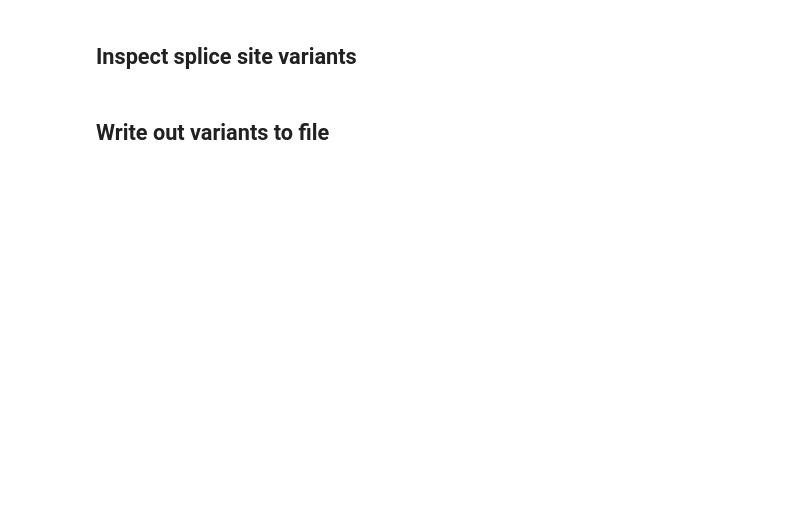
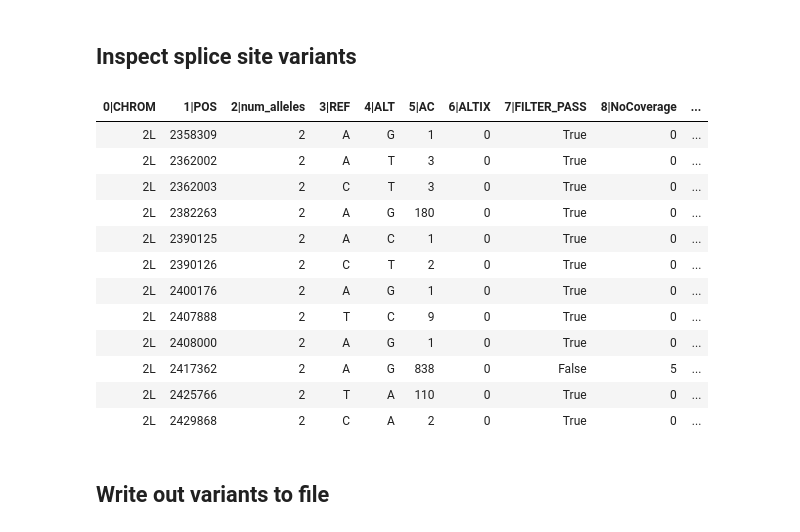
Before and after one commit to malariagen/ag1000g-phase2-vgsc-report, a Jupyter notebook: notebooks/1_Phase_2_vgsc_extract_mutations.ipynb, the cells around one changed output. Drawn from its saved outputs; the diff is of its cells as text; code cells hidden in the pictures; blank space fills up the shorter version.

```diff
--- a/notebooks/1_Phase_2_vgsc_extract_mutations.ipynb
+++ b/notebooks/1_Phase_2_vgsc_extract_mutations.ipynb
@@ -397,36 +429,50 @@ def simplify_intron_effect(v):
         else:
             return v[3], v[4]
     else:
         return ''
 
 
 td_styles = {
     'FILTER_PASS': lambda v: 'background-color: red' if not v else '',
     'NoCoverage': lambda v: 'background-color: red' if v > 1 else '',
     'LowCoverage': lambda v: 'background-color: red' if v > 76 else '',
     'HighCoverage': lambda v: 'background-color: red' if v > 15 else '',
     'LowMQ': lambda v: 'background-color: red' if v > 76 else '',
     'HighMQ0': lambda v: 'background-color: red' if v > 1 else '',
     'RepeatDUST': lambda v: 'background-color: red' if v else '',
     'FS': lambda v: 'background-color: red' if v > 60 else '',
     'QD': lambda v: 'background-color: red' if v < 5 else '',
     'ReadPosRankSum': lambda v: 'background-color: red' if v < -8 else '',
     'HRun': lambda v: 'background-color: red' if v > 4 else '',
     'num_alleles': lambda v: 'background-color: orange' if v > 2 else '',
 }
 
 
 def tr_style(row):
     """Colour row by alternate allele count."""
     return 'background-color:rgba(0, 255, 0, %.3f)' % (min(1, row['AC']/100))
 
 
-tbl_variants_phase1_splice = (
-    tbl_variants_phase1_eff
+tbl_variants_phase2_splice = (
+    tbl_variants_phase2_eff
     .select(lambda row: any(row[t] and row[t][0] in ['SPLICE_REGION', 'SPLICE_CORE'] for t in transcript_ids))
     .convert(transcript_ids, simplify_intron_effect)
 )
-tbl_variants_phase1_splice.displayall(td_styles=td_styles, tr_style=tr_style)
+tbl_variants_phase2_splice.displayall(td_styles=td_styles, tr_style=tr_style)
+# %% [output]
+| 0|CHROM | 1|POS | 2|num_alleles | 3|REF | 4|ALT | 5|AC | 6|ALTIX | 7|FILTER_PASS | 8|NoCoverage | ... |
+| 2L | 2358309 | 2 | A | G | 1 | 0 | True | 0 | ... |
+| 2L | 2362002 | 2 | A | T | 3 | 0 | True | 0 | ... |
+| 2L | 2362003 | 2 | C | T | 3 | 0 | True | 0 | ... |
+| 2L | 2382263 | 2 | A | G | 180 | 0 | True | 0 | ... |
+| 2L | 2390125 | 2 | A | C | 1 | 0 | True | 0 | ... |
+| 2L | 2390126 | 2 | C | T | 2 | 0 | True | 0 | ... |
+| 2L | 2400176 | 2 | A | G | 1 | 0 | True | 0 | ... |
+| 2L | 2407888 | 2 | T | C | 9 | 0 | True | 0 | ... |
+| 2L | 2408000 | 2 | A | G | 1 | 0 | True | 0 | ... |
+| 2L | 2417362 | 2 | A | G | 838 | 0 | False | 5 | ... |
+| 2L | 2425766 | 2 | T | A | 110 | 0 | True | 0 | ... |
+| 2L | 2429868 | 2 | C | A | 2 | 0 | True | 0 | ... |
 # %% [markdown]
 ## Write out variants to file
 # %%
```
Also changed, not shown: parts of 15 cells of this notebook, 5 other files.
